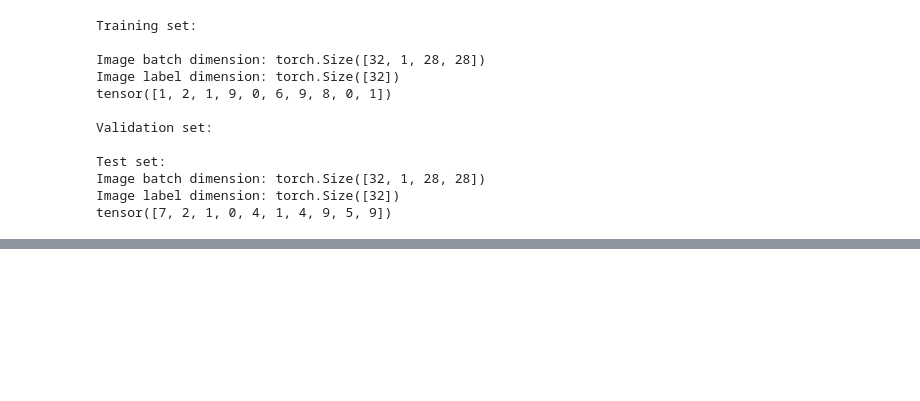
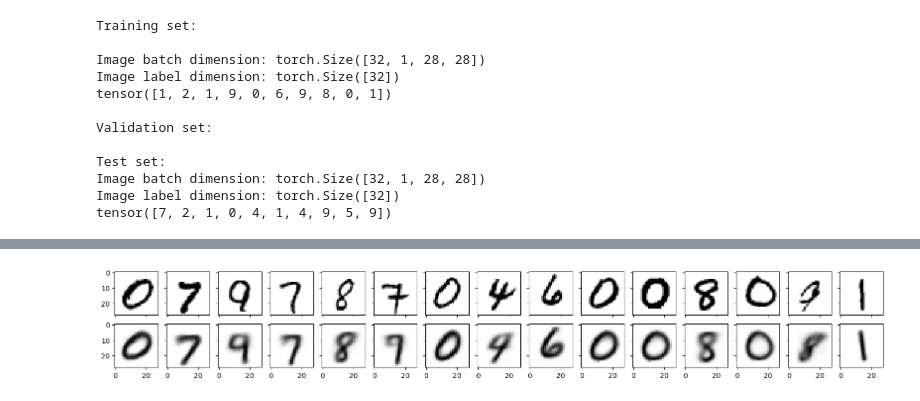
Before and after one commit to xiang1103/DL_ML_Implementations, a Jupyter notebook: autoencoders/conv_vae_MNIST.ipynb, the cells around one changed output, grey strips where cells are left out. Drawn from its saved outputs; the diff is of its cells as text; code cells hidden in the pictures; blank space fills up the shorter version.

```diff
--- a/autoencoders/conv_vae_MNIST.ipynb
+++ b/autoencoders/conv_vae_MNIST.ipynb
@@ -229,0 +283,4 @@ print(output.item())
+# %%
+plot_generated_images(data_loader=train_loader, model=model, device=DEVICE,modeltype="VAE")
+# %% [output]
+[figure, added]
```
Also changed, not shown: parts of 18 cells of this notebook.
